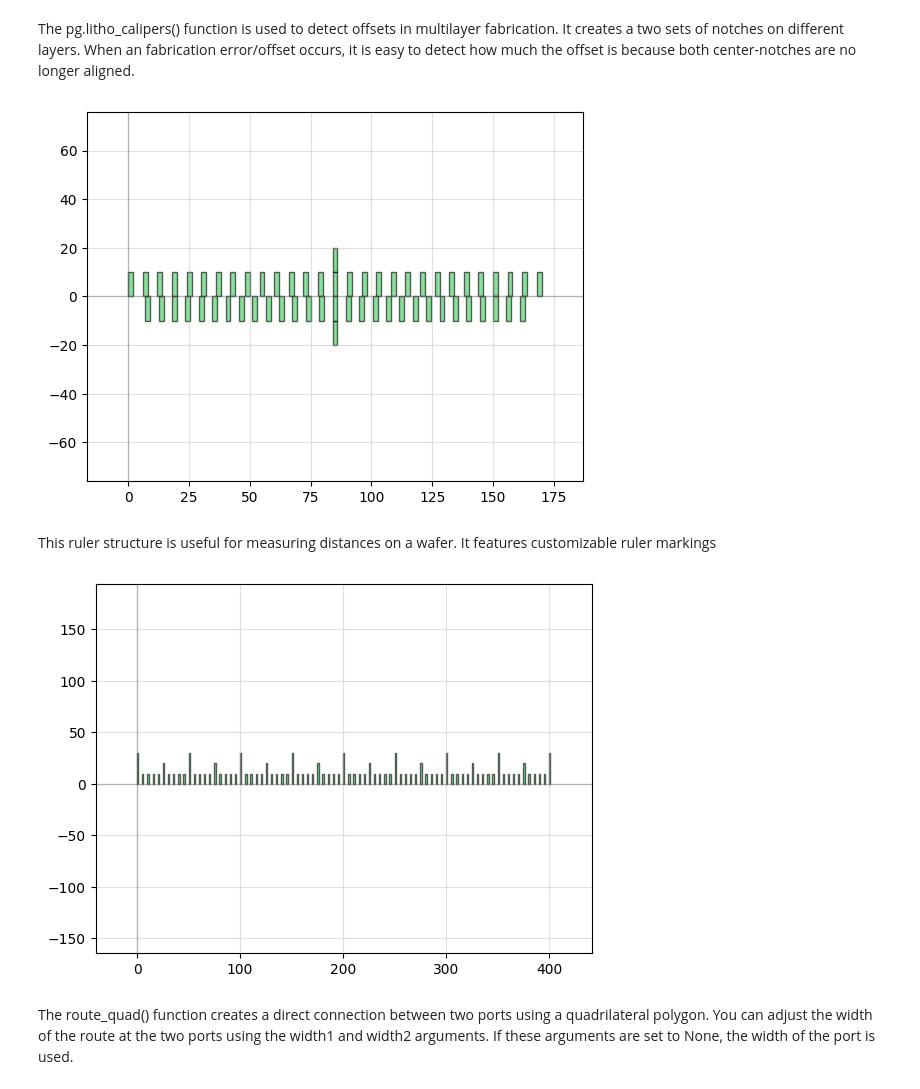
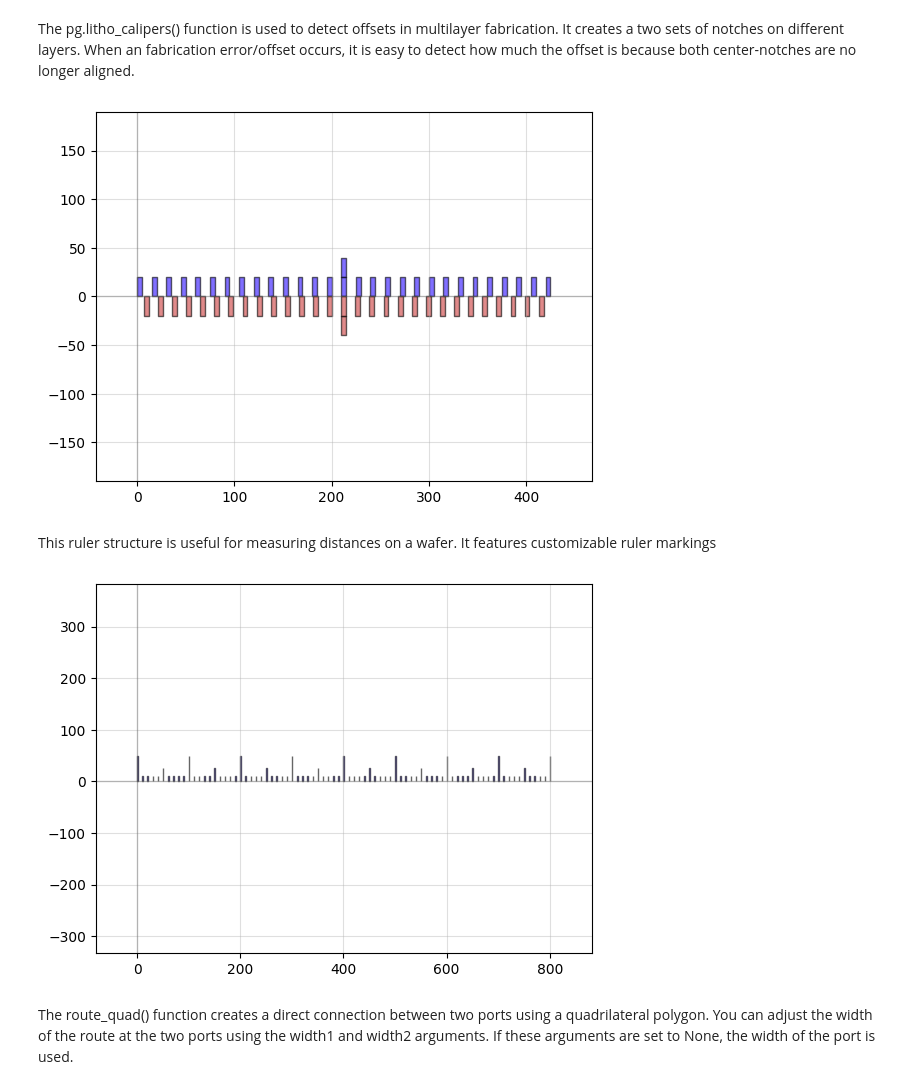
Before and after one commit to hacker-fab/Layout-tool-dev, a Jupyter notebook: phidl_drc_v0.ipynb, the cells around one changed output. Saved outputs shown, nothing was run; the diff lists cells and outputs as text; code cells hidden in the pictures.

```diff
--- a/phidl_drc_v0.ipynb
+++ b/phidl_drc_v0.ipynb
@@ -27,31 +27,31 @@ qp(Steps) # quickplot the geometry
 The pg.litho_calipers() function is used to detect offsets in multilayer fabrication. It creates a two sets of notches on different layers. When an fabrication error/offset occurs, it is easy to detect how much the offset is because both center-notches are no longer aligned.
 # %%
 Caliper = pg.litho_calipers(
-        notch_size = [2,10],
-        notch_spacing = 4,
+        notch_size = [5,20],
+        notch_spacing = 10,
         num_notches = 14,
         offset_per_notch = 0.5,
         row_spacing = 0,
-        layer1 = 0,
-        layer2 = 0)
+        layer1 = 1,
+        layer2 = 2)
 qp(Caliper) # quickplot the geometry
 # %% [output]
-[figure, old version]
+[figure, new version]
 # %% [markdown]
 This ruler structure is useful for measuring distances on a wafer. It features customizable ruler markings
 # %%
 Ruler = pg.litho_ruler(
-    height = 10 ,
-    width = 1.25,
-    spacing = 5,
-    scale = [3,1,1,1,1,2,1,1,1,1],
+    height = 10,
+    width = 1,
+    spacing = 10,
+    scale = [5,1,1,1,1,2.5,1,1,1,1],
     num_marks = 81,
-    layer = 0,
+    layer = 1,
     )
 
 qp(Ruler)
 # %% [output]
-[figure, old version]
+[figure, new version]
 # %% [markdown]
 The route_quad() function creates a direct connection between two ports using a quadrilateral polygon. You can adjust the width of the route at the two ports using the width1 and width2 arguments. If these arguments are set to None, the width of the port is used.
 # %%
```
Also changed, not shown: parts of 7 cells of this notebook.
